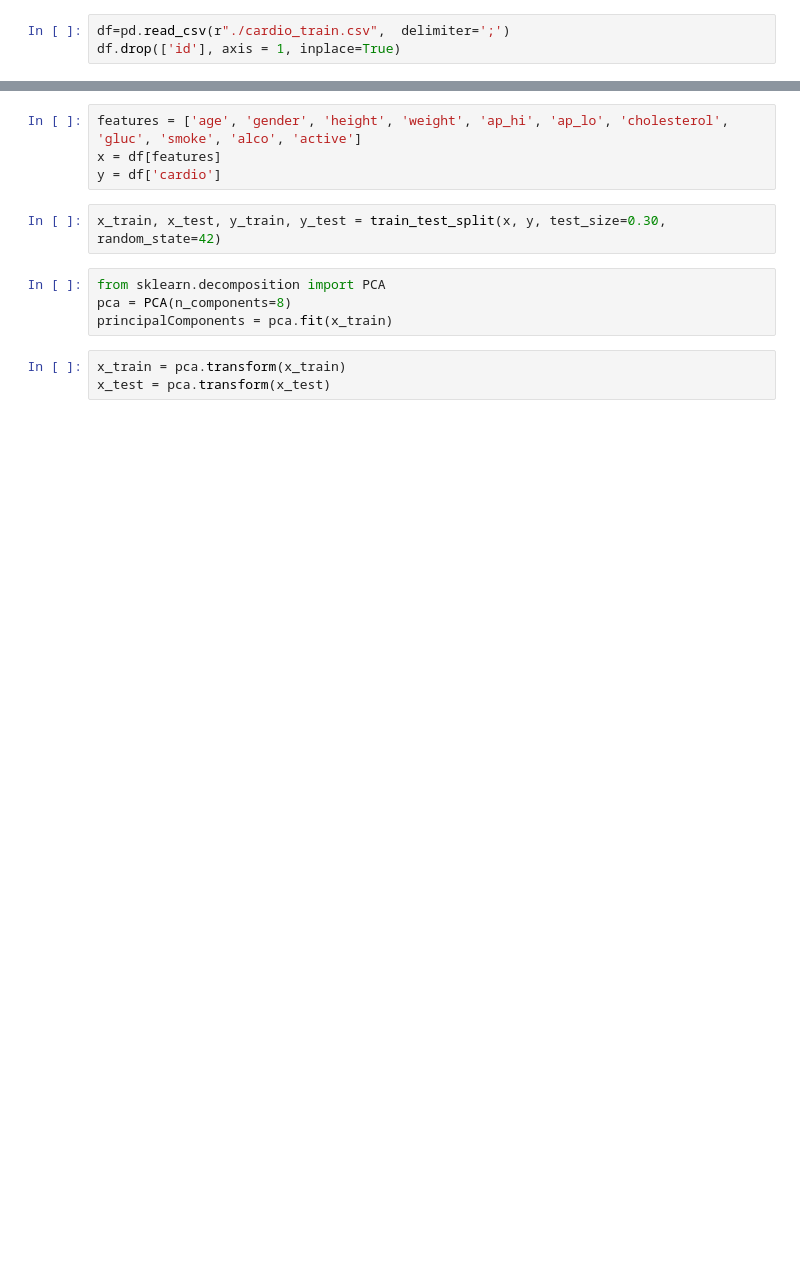
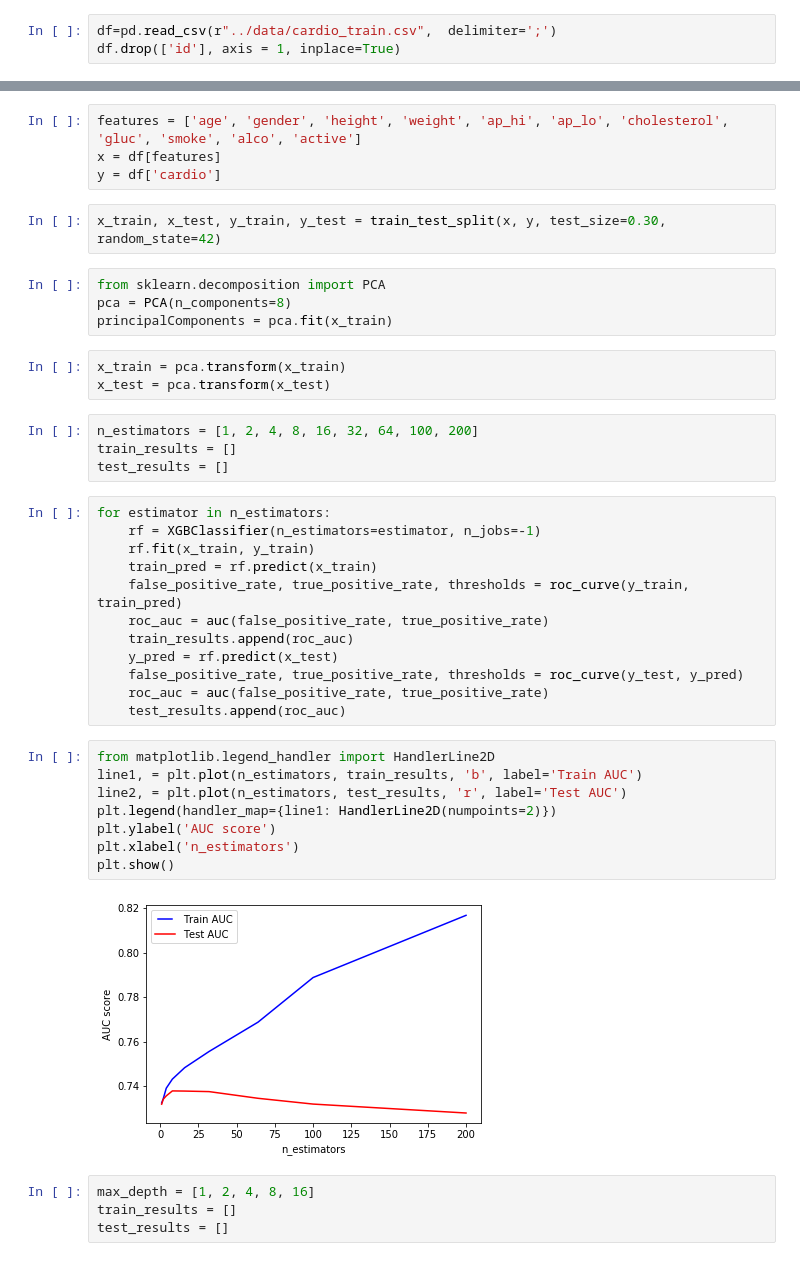
Before and after one commit to faridjafri/cardiovascular-disease-analysis, a Jupyter notebook: Python/XGBoost.ipynb, the cells around one changed output, grey strips where cells are left out. Drawn from its saved outputs; the diff is of its cells as text; blank space fills up the shorter version.

```diff
--- a/Python/XGBoost.ipynb
+++ b/Python/XGBoost.ipynb
@@ -10,5 +12,5 @@ from sklearn.metrics import accuracy_score, precision_recall_fscore_support
 # %%
-df=pd.read_csv(r"./cardio_train.csv",  delimiter=';')
+df=pd.read_csv(r"../data/cardio_train.csv",  delimiter=';')
 df.drop(['id'], axis = 1, inplace=True)
 # %%
 df.describe()
@@ -35,3 +37,33 @@ principalComponents = pca.fit(x_train)
 # %%
 x_train = pca.transform(x_train)
 x_test = pca.transform(x_test)
+# %%
+n_estimators = [1, 2, 4, 8, 16, 32, 64, 100, 200]
+train_results = []
+test_results = []
+# %%
+for estimator in n_estimators:
+    rf = XGBClassifier(n_estimators=estimator, n_jobs=-1)
+    rf.fit(x_train, y_train)
+    train_pred = rf.predict(x_train)
+    false_positive_rate, true_positive_rate, thresholds = roc_curve(y_train, train_pred)
+    roc_auc = auc(false_positive_rate, true_positive_rate)
+    train_results.append(roc_auc)
+    y_pred = rf.predict(x_test)
+    false_positive_rate, true_positive_rate, thresholds = roc_curve(y_test, y_pred)
+    roc_auc = auc(false_positive_rate, true_positive_rate)
+    test_results.append(roc_auc)
+# %%
+from matplotlib.legend_handler import HandlerLine2D
+line1, = plt.plot(n_estimators, train_results, 'b', label='Train AUC')
+line2, = plt.plot(n_estimators, test_results, 'r', label='Test AUC')
+plt.legend(handler_map={line1: HandlerLine2D(numpoints=2)})
+plt.ylabel('AUC score')
+plt.xlabel('n_estimators')
+plt.show()
+# %% [output]
+[figure, added]
+# %%
+max_depth = [1, 2, 4, 8, 16]
+train_results = []
+test_results = []
```
Also changed, not shown: parts of 31 cells of this notebook, 1 other file.
